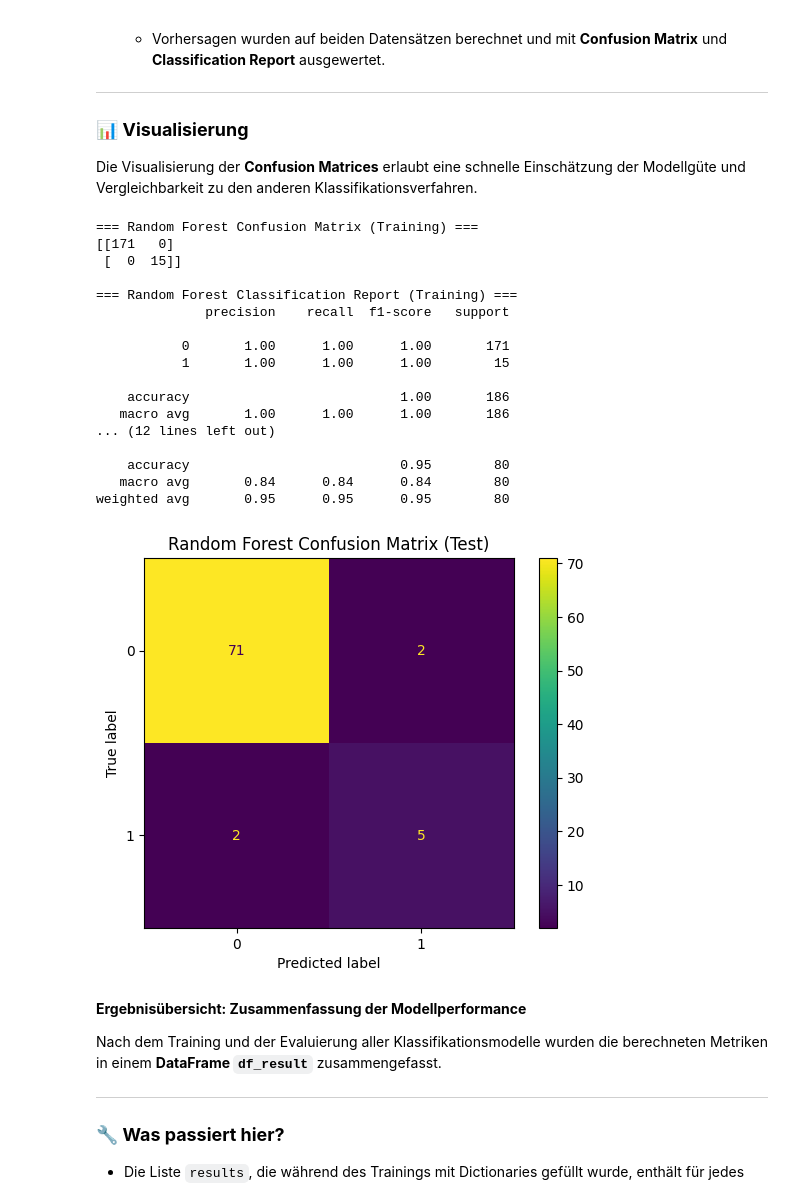
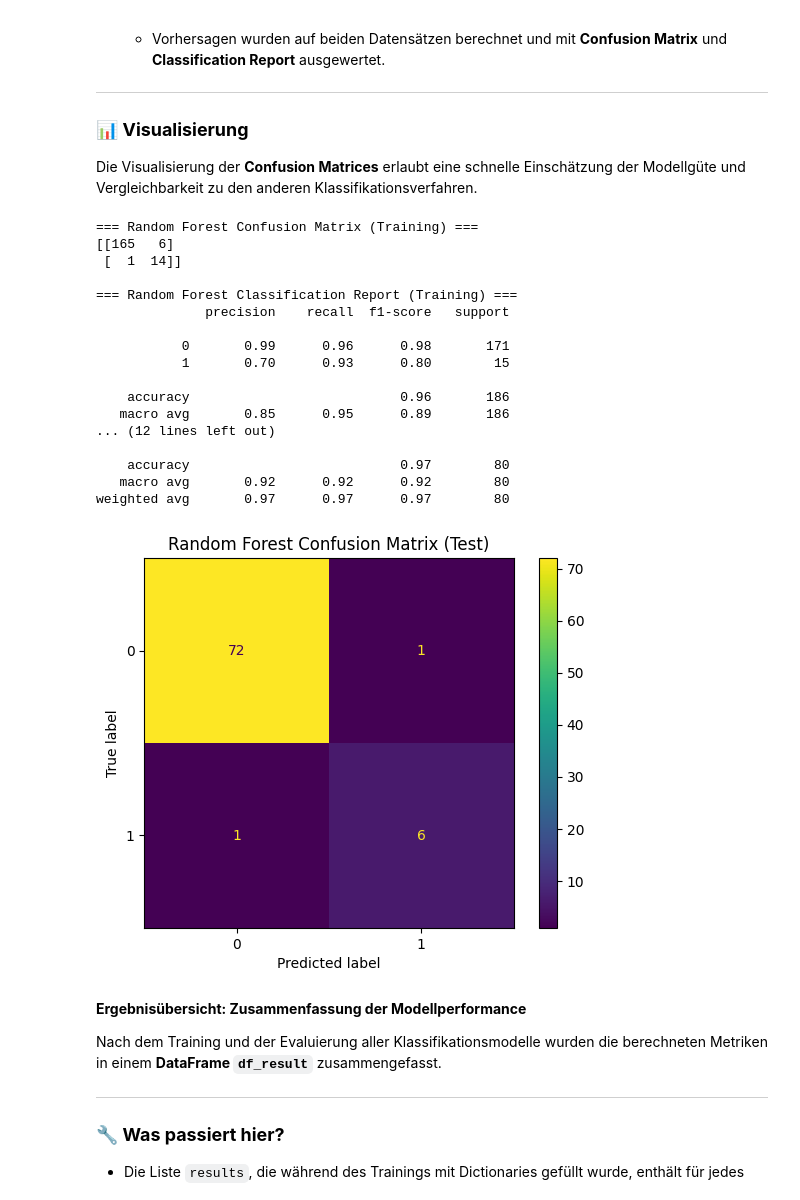
Before and after one commit to Abdullah-IT-Geek/AUT_Database, a Jupyter notebook: Process_data/classification.ipynb, the cells around one changed output. Cells and saved outputs as stored; diff of their text form; code cells hidden in the pictures.

```diff
--- a/Process_data/classification.ipynb
+++ b/Process_data/classification.ipynb
@@ -546,7 +545,7 @@ Schließlich wurde ein **Random Forest Classifier** trainiert, um die Vorhersage
 
 Die Visualisierung der **Confusion Matrices** erlaubt eine schnelle Einschätzung der Modellgüte und Vergleichbarkeit zu den anderen Klassifikationsverfahren.
 # %%
-model_4 = RandomForestClassifier(random_state=42, max_depth=4, class_weight='balanced')
+model_4 = RandomForestClassifier(random_state=30, max_depth=3, class_weight='balanced')
 model_4.fit(X_train, y_train)
 
 #Vorhersage auf Trainingsdaten
@@ -554,43 +553,43 @@ y_pred_train_rf = model_4.predict(X_train)
 
 print("\n=== Random Forest Confusion Matrix (Training) ===")
 cm_train_rf = confusion_matrix(y_train, y_pred_train_rf)
 print(cm_train_rf)
 
 print("\n=== Random Forest Classification Report (Training) ===")
 print(classification_report(y_train, y_pred_train_rf))
 
 # Vorhersage auf Testdaten
 y_pred_test_rf = model_4.predict(X_test)
 
 print("\n=== Random Forest Confusion Matrix (Test) ===")
 cm_test_rf = confusion_matrix(y_test, y_pred_test_rf)
 print(cm_test_rf)
 
 print("\n=== Random Forest Classification Report (Test) ===")
 print(classification_report(y_test, y_pred_test_rf))
 
 ConfusionMatrixDisplay(confusion_matrix=cm_test_rf).plot()
 plt.title("Random Forest Confusion Matrix (Test)")
 plt.show()
 # %% [output]
 === Random Forest Confusion Matrix (Training) ===
-[[171   0]
- [  0  15]]
+[[165   6]
+ [  1  14]]
 
 === Random Forest Classification Report (Training) ===
               precision    recall  f1-score   support
 
-           0       1.00      1.00      1.00       171
-           1       1.00      1.00      1.00        15
+           0       0.99      0.96      0.98       171
+           1       0.70      0.93      0.80        15
 
-    accuracy                           1.00       186
-   macro avg       1.00      1.00      1.00       186
+    accuracy                           0.96       186
+   macro avg       0.85      0.95      0.89       186
 ... (12 lines left out)
 
-    accuracy                           0.95        80
-   macro avg       0.84      0.84      0.84        80
-weighted avg       0.95      0.95      0.95        80
+    accuracy                           0.97        80
+   macro avg       0.92      0.92      0.92        80
+weighted avg       0.97      0.97      0.97        80
-[figure, old version]
+[figure, new version]
 # %%
 y_train = y_train.astype(int)
 y_test = y_test.astype(int)
```
Also changed, not shown: parts of 4 cells of this notebook.
